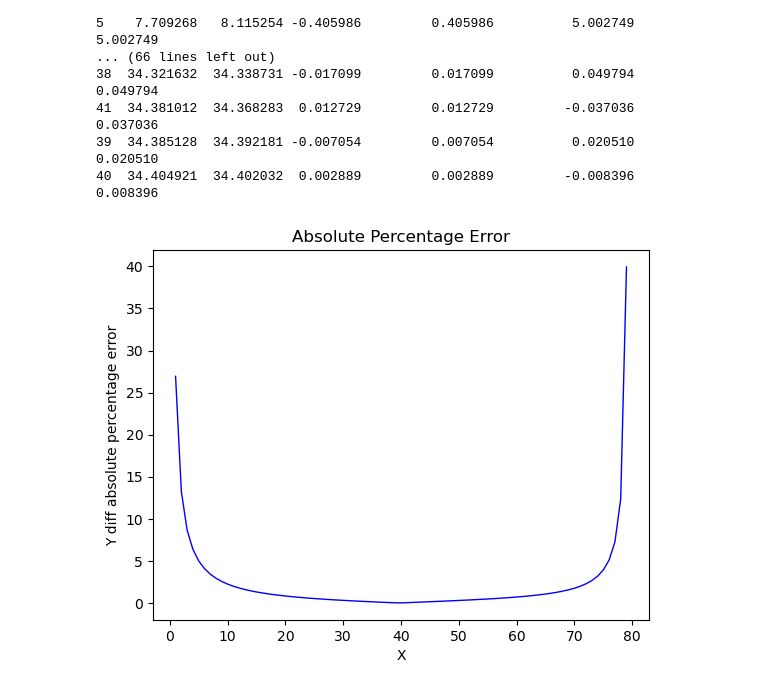
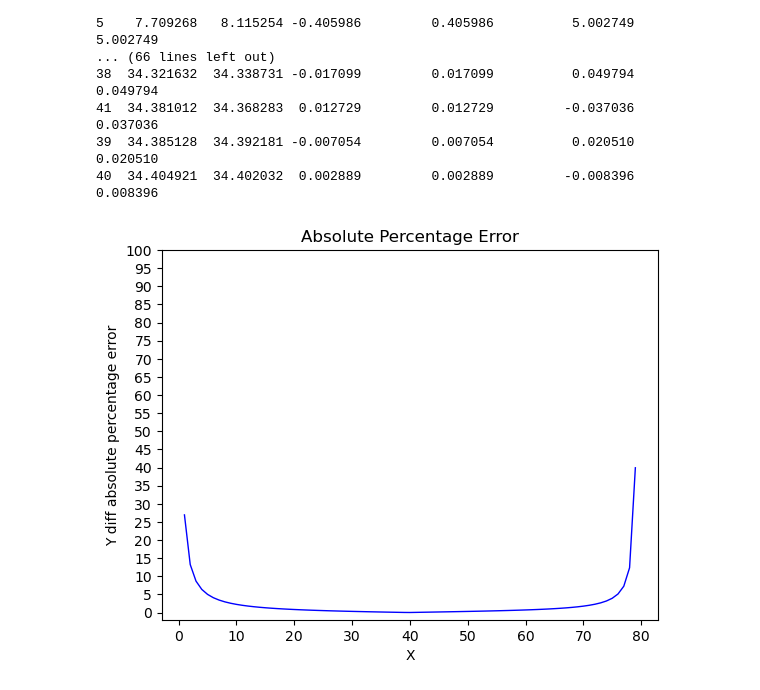
Before and after one commit to wingyeung0317/EEE4463, a Jupyter notebook: BD_Labs_V3/BD_EA/EA.ipynb, the cells around one changed output. Drawn from its saved outputs; the diff is of its cells as text; code cells hidden in the pictures.

Commit message:
EA: Feat: percentage graph from 0 to 100

```diff
--- a/BD_Labs_V3/BD_EA/EA.ipynb
+++ b/BD_Labs_V3/BD_EA/EA.ipynb
@@ -259,8 +259,9 @@ x
 # %%
 plt.plot(df.index, df['absolute_percentage_error'], color="blue", linewidth=1, label="y_diff_absolute")
 plt.xlabel('X')
 plt.ylabel('Y diff absolute percentage error')
+plt.yticks(np.arange(0, 101, 5))
 plt.title('Absolute Percentage Error')
 plt.show()
 # %% [output]
-[figure, old version]
+[figure, new version]
```
